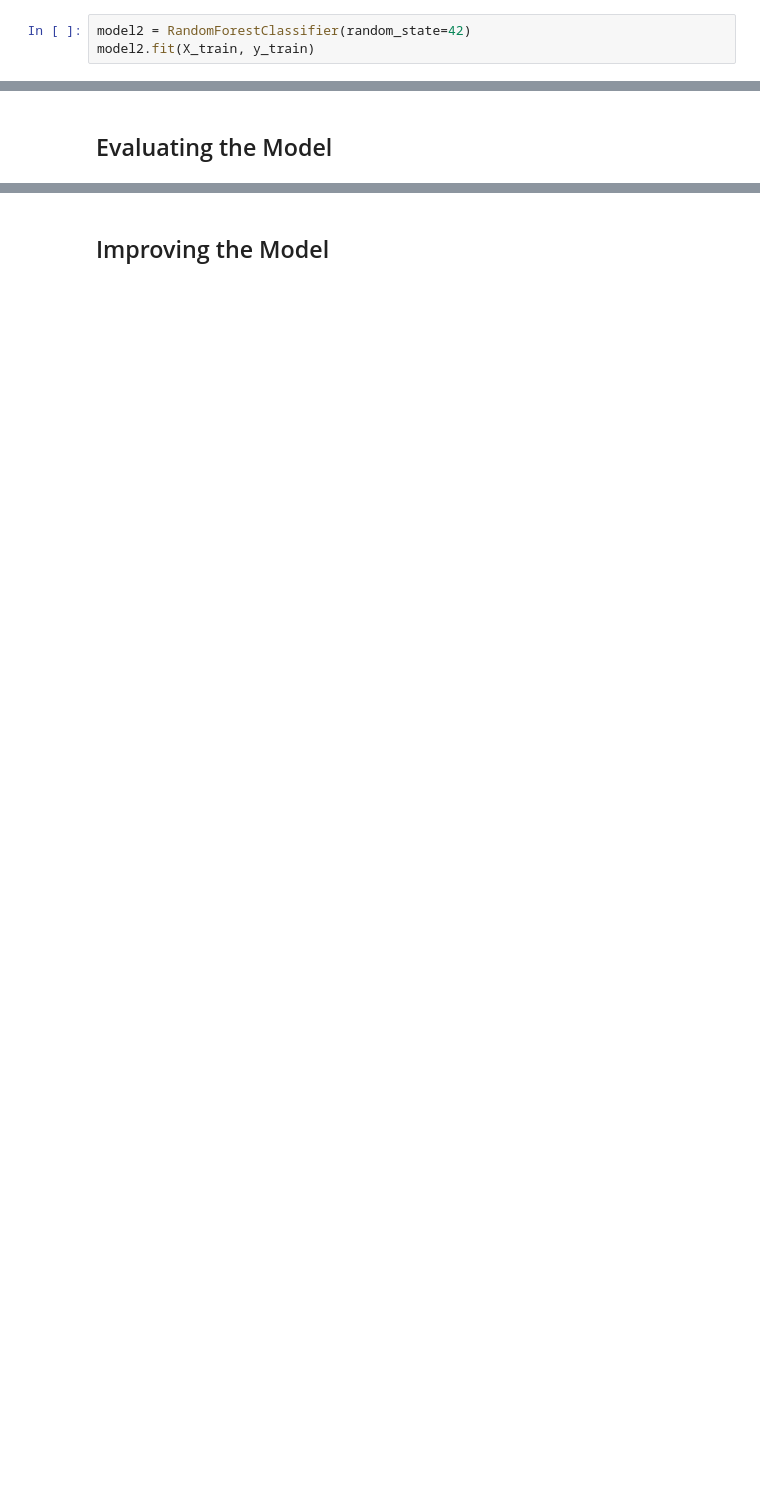
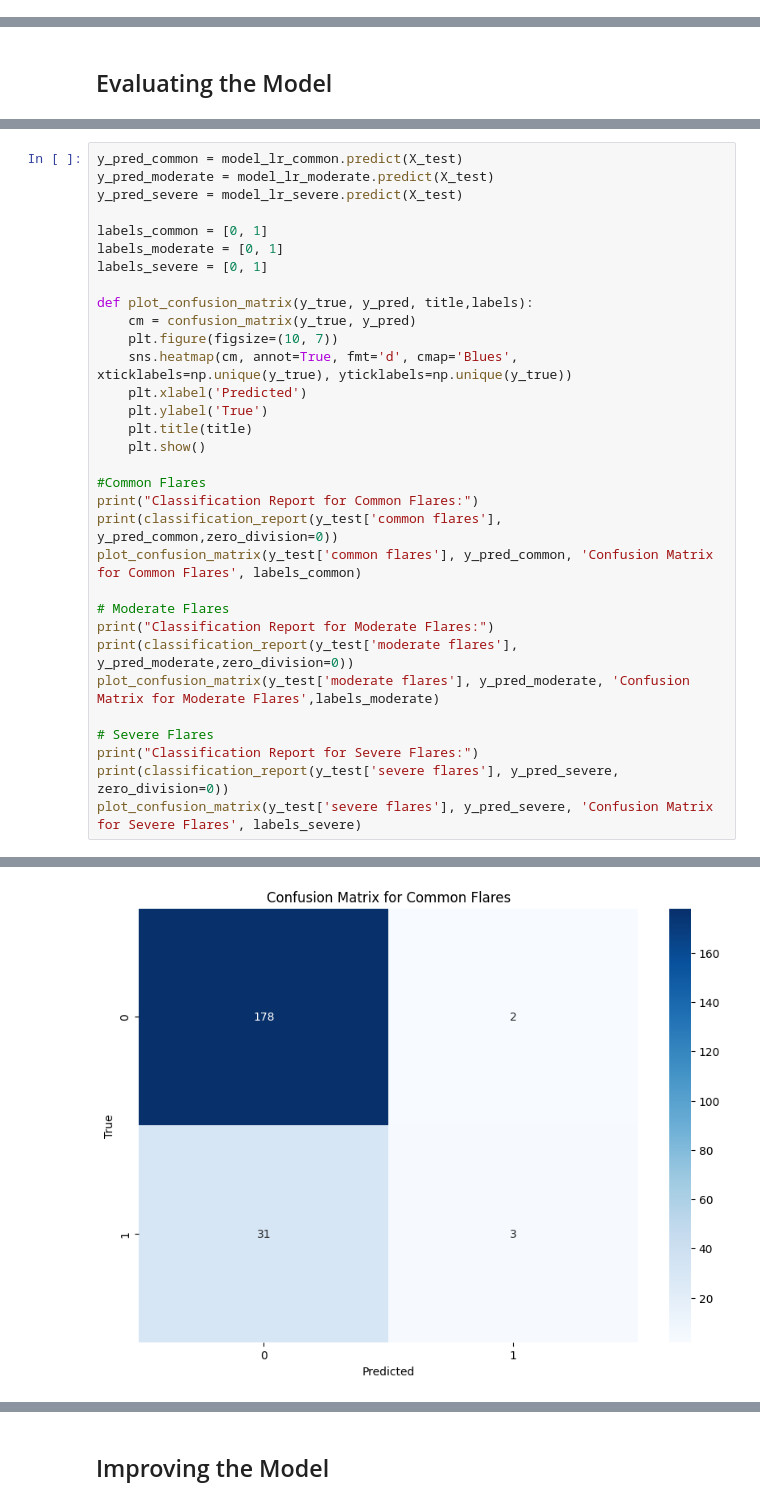
Before and after one commit to Ferrelofilo/TC5044.10_Equipo18, a Jupyter notebook: notebooks/Flare_EDA_Refactored_v1.ipynb, the cells around one changed output, grey strips where cells are left out. Saved outputs shown, nothing was run; the diff lists cells and outputs as text; blank space fills up the shorter version.

```diff
--- a/notebooks/Flare_EDA_Refactored_v1.ipynb
+++ b/notebooks/Flare_EDA_Refactored_v1.ipynb
@@ -107,3 +190,0 @@ model1.fit(X_train, y_train)
-# %%
-model2 = RandomForestClassifier(random_state=42)
-model2.fit(X_train, y_train)
@@ -143,0 +238,33 @@ print(report1_df)
+# %%
+y_pred_common = model_lr_common.predict(X_test)
+y_pred_moderate = model_lr_moderate.predict(X_test)
+y_pred_severe = model_lr_severe.predict(X_test)
+
+labels_common = [0, 1]
+labels_moderate = [0, 1]
+labels_severe = [0, 1]
+
+def plot_confusion_matrix(y_true, y_pred, title,labels):
+    cm = confusion_matrix(y_true, y_pred)
+    plt.figure(figsize=(10, 7))
+    sns.heatmap(cm, annot=True, fmt='d', cmap='Blues', xticklabels=np.unique(y_true), yticklabels=np.unique(y_true))
+    plt.xlabel('Predicted')
+    plt.ylabel('True')
+    plt.title(title)
+    plt.show()
+
+#Common Flares
+print("Classification Report for Common Flares:")
+print(classification_report(y_test['common flares'], y_pred_common,zero_division=0))
+plot_confusion_matrix(y_test['common flares'], y_pred_common, 'Confusion Matrix for Common Flares', labels_common)
+
+# Moderate Flares
+print("Classification Report for Moderate Flares:")
+print(classification_report(y_test['moderate flares'], y_pred_moderate,zero_division=0))
+plot_confusion_matrix(y_test['moderate flares'], y_pred_moderate, 'Confusion Matrix for Moderate Flares',labels_moderate)
+
+# Severe Flares
+print("Classification Report for Severe Flares:")
+print(classification_report(y_test['severe flares'], y_pred_severe, zero_division=0))
+plot_confusion_matrix(y_test['severe flares'], y_pred_severe, 'Confusion Matrix for Severe Flares', labels_severe)
+# %% [output]
@@ -143,0 +280 @@ print(report1_df)
+[figure, added]
```
Also changed, not shown: parts of 29 cells of this notebook.
